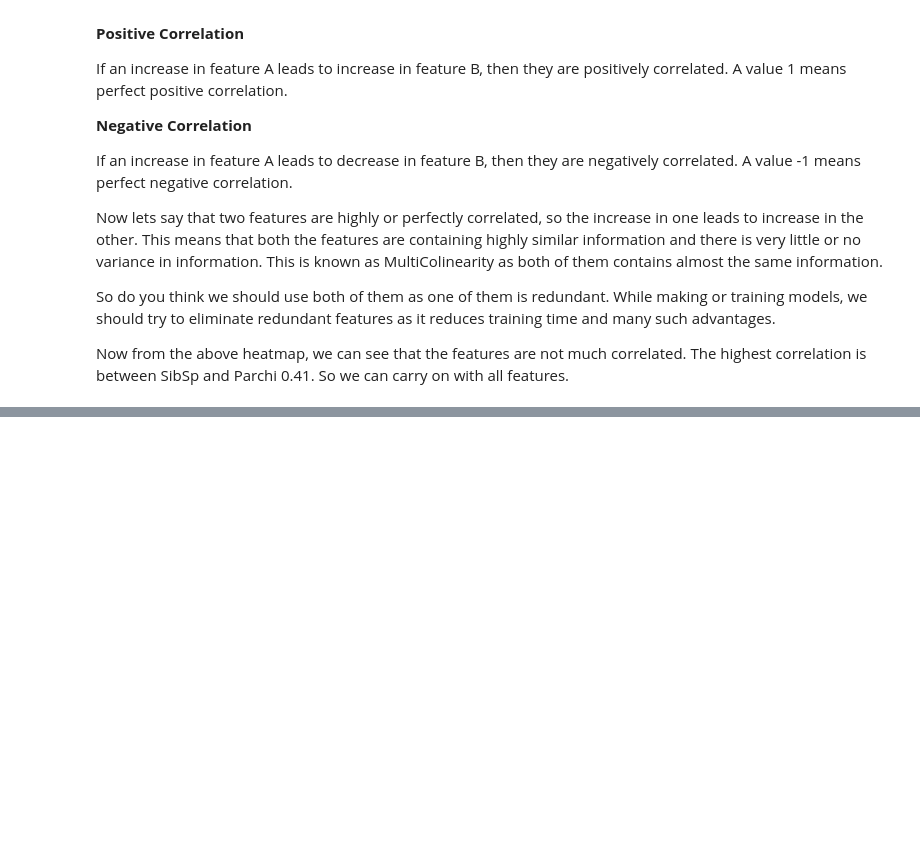
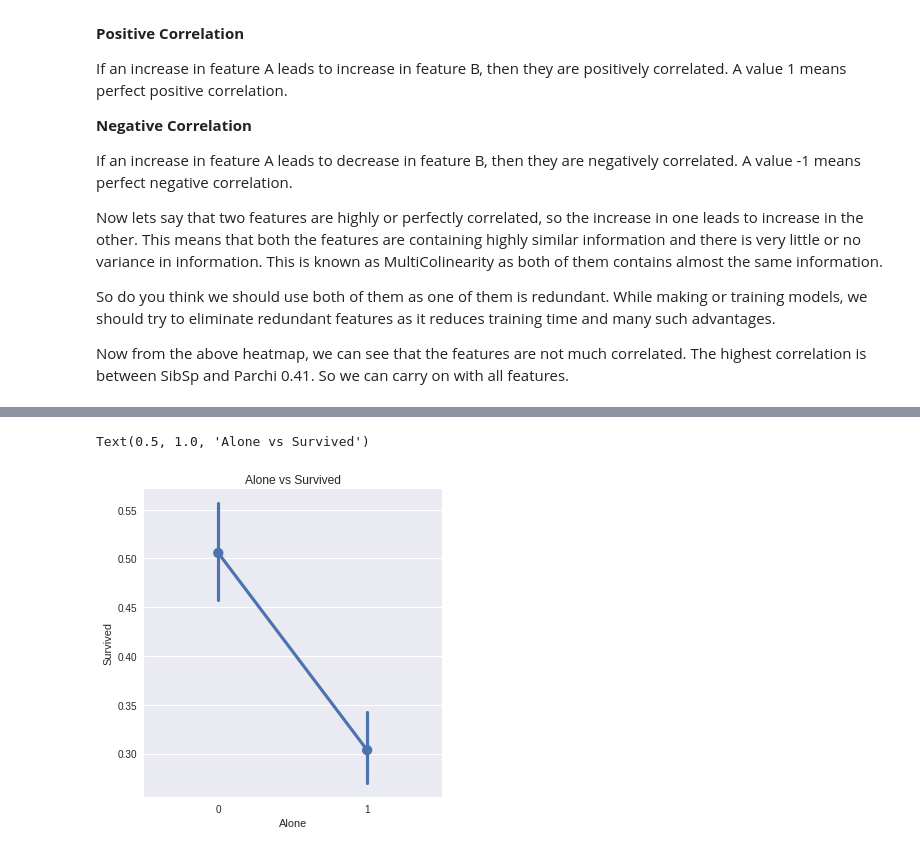
Before and after one commit to leejeseok-kor/kaggle, a Jupyter notebook: jje-tutorial.ipynb, the cells around one changed output, grey strips where cells are left out. Saved outputs shown, nothing was run; the diff lists cells and outputs as text; code cells hidden in the pictures; blank space fills up the shorter version.

```diff
--- a/jje-tutorial.ipynb
+++ b/jje-tutorial.ipynb
@@ -327,0 +682,6 @@ Now from the above heatmap, we can see that the features are not much correlated
+# %%
+sns.factorplot(data = data, x = 'Alone', y = 'Survived')
+plt.title('Alone vs Survived')
+# %% [output]
+Text(0.5, 1.0, 'Alone vs Survived')
+[figure, added]
```
Also changed, not shown: parts of 73 cells of this notebook.
